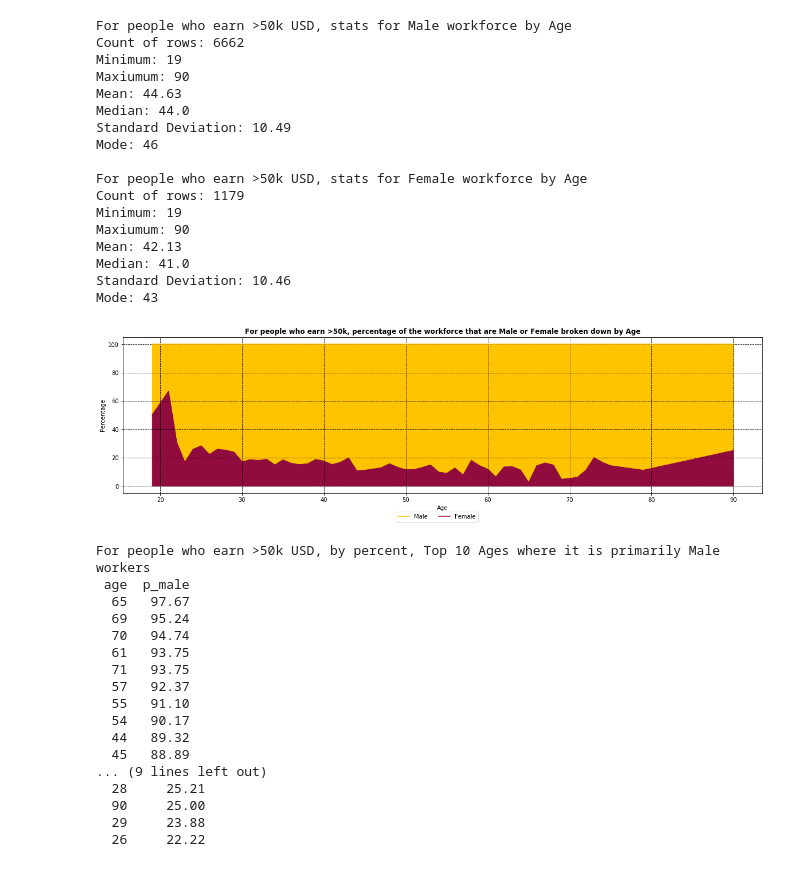
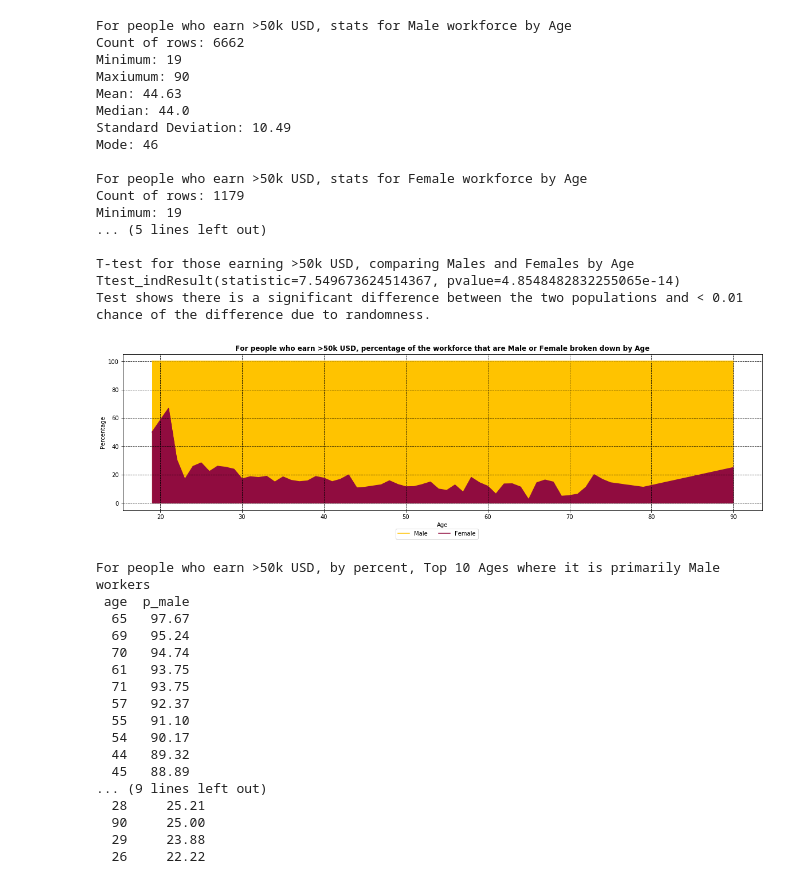
Before and after one commit to Vonganization/thinkful, a Jupyter notebook: U4L2_Capstone_20190126.ipynb, the cells around one changed output. Drawn from its saved outputs; the diff is of its cells as text; code cells hidden in the pictures.

```diff
--- a/U4L2_Capstone_20190126.ipynb
+++ b/U4L2_Capstone_20190126.ipynb
@@ -413,46 +427,52 @@ stats(age_female_g50k_stats['age'])
 
 print('')
 
+# T-test for those earning >50k USD, comparing Males and Females by Age
+print('T-test for those earning >50k USD, comparing Males and Females by Age')
+print(ttest_ind(age_male_g50k_stats['age'], age_female_g50k_stats['age']))
+print('Test shows there is a significant difference between the two populations and < 0.01 chance of the difference due to randomness.')
+
+
 # Create plot of dataframe
 plt.figure(figsize=(20,5))
 plt.plot(age_gender_income_g50k_merge['age'],age_gender_income_g50k_merge['p_male'] + age_gender_income_g50k_merge['p_female'], color='#FFC300', label='Male')
 plt.plot(age_gender_income_g50k_merge['age'],age_gender_income_g50k_merge['p_female'], color='#900C3F', label='Female')
 plt.fill_between(age_gender_income_g50k_merge['age'], age_gender_income_g50k_merge['p_male'] + age_gender_income_g50k_merge['p_female'], 0, color='#FFC300')
 plt.fill_between(age_gender_income_g50k_merge['age'], age_gender_income_g50k_merge['p_female'], 0, color='#900C3F')
 plt.ylabel('Percentage')
 plt.xlabel('Age')
-plt.title('For people who earn >50k, percentage of the workforce that are Male or Female broken down by Age', fontweight='bold')
+plt.title('For people who earn >50k USD, percentage of the workforce that are Male or Female broken down by Age', fontweight='bold')
 plt.grid(b=True, which='both', linestyle='dashed', color='black')
 plt.legend(bbox_to_anchor=(0.560,-0.1), ncol=2)
 plt.show()
 
 # For people who earn >50k USD, shows by percent, Top 10 Ages for Male workers
 print('For people who earn >50k USD, by percent, Top 10 Ages where it is primarily Male workers')
 print(age_gender_income_g50k_merge[['age','p_male']].nlargest(10, 'p_male').to_string(index=False))
 print('')
 
 # For people who earn >50k USD, shows by percent, Top 10 Ages for Female workers
 print('For people who earn >50k USD, by percent, Top 10 Ages where it is primarily Female workers')
 print(age_gender_income_g50k_merge[['age','p_female']].nlargest(10, 'p_female').to_string(index=False))
 # %% [output]
 For people who earn >50k USD, stats for Male workforce by Age
 Count of rows: 6662
 Minimum: 19
 Maxiumum: 90
 Mean: 44.63
 Median: 44.0
 Standard Deviation: 10.49
 Mode: 46
 
 For people who earn >50k USD, stats for Female workforce by Age
 Count of rows: 1179
 Minimum: 19
-Maxiumum: 90
-Mean: 42.13
-Median: 41.0
-Standard Deviation: 10.46
-Mode: 43
+... (5 lines left out)
+
+T-test for those earning >50k USD, comparing Males and Females by Age
+Ttest_indResult(statistic=7.549673624514367, pvalue=4.8548482832255065e-14)
+Test shows there is a significant difference between the two populations and < 0.01 chance of the difference due to randomness.
-[figure, old version]
+[figure, new version]
 For people who earn >50k USD, by percent, Top 10 Ages where it is primarily Male workers
  age  p_male
   65   97.67
```
Also changed, not shown: parts of 5 cells of this notebook.
